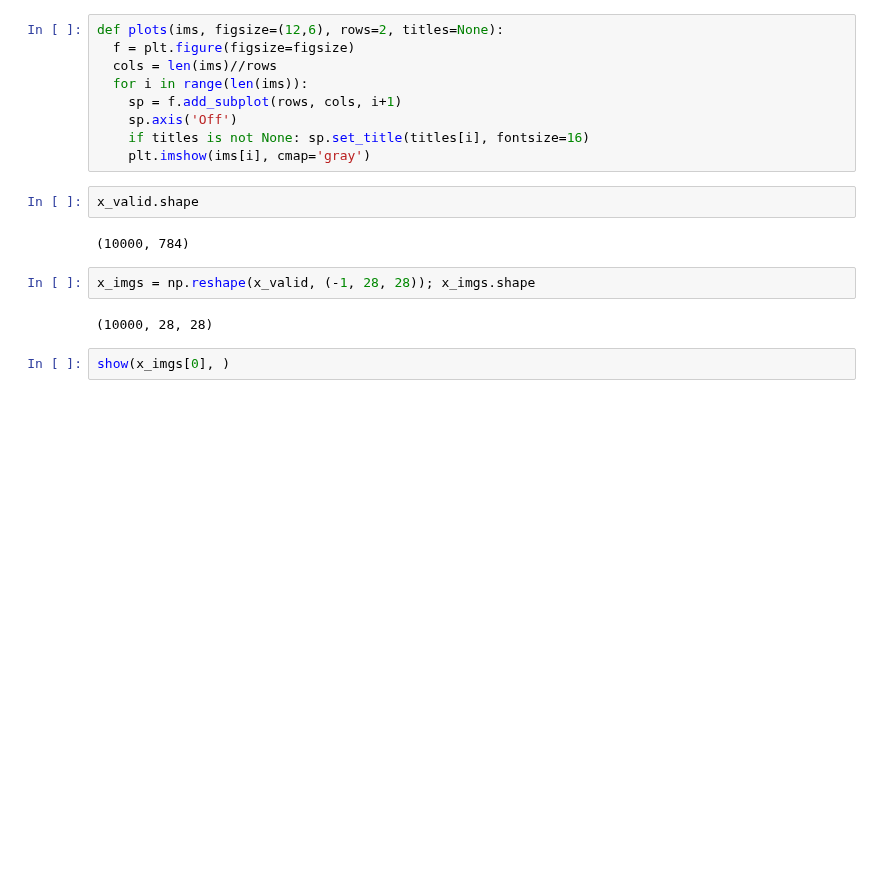
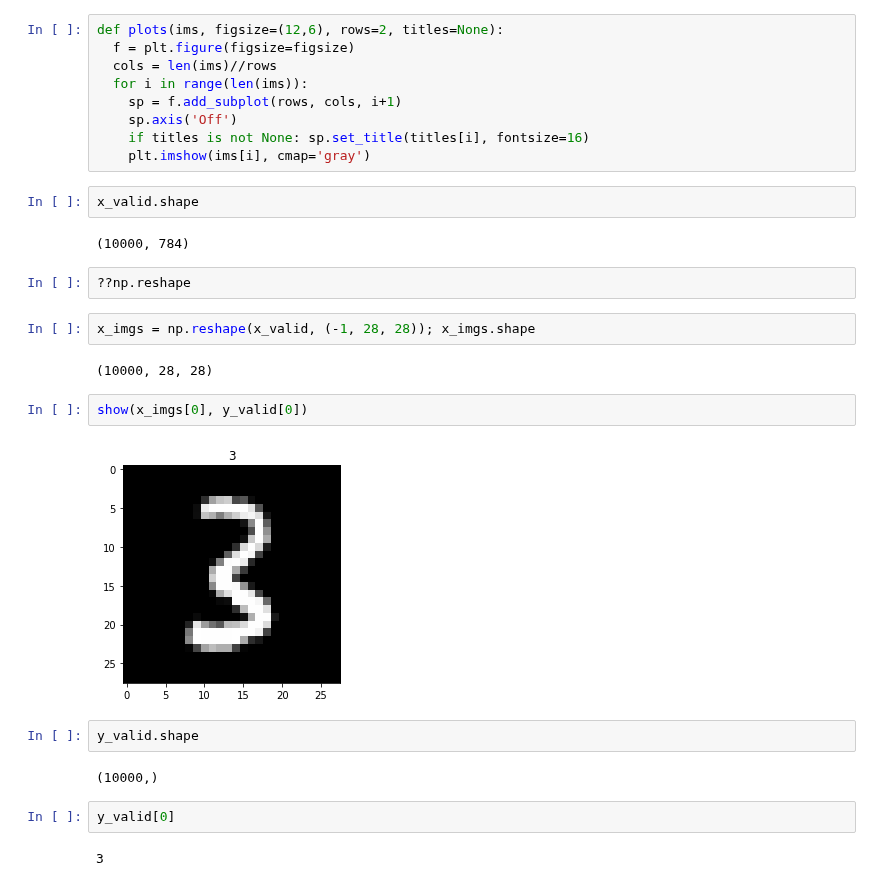
Before and after one commit to wdon021/From_Colab, a Jupyter notebook: SGD.ipynb, the cells around one changed output. Cells and saved outputs as stored; diff of their text form; blank space fills up the shorter version.

```diff
--- a/SGD.ipynb
+++ b/SGD.ipynb
@@ -135,9 +150,21 @@ def plots(ims, figsize=(12,6), rows=2, titles=None):
 x_valid.shape
 # %% [output]
 (10000, 784)
+# %%
+??np.reshape
 # %%
 x_imgs = np.reshape(x_valid, (-1, 28, 28)); x_imgs.shape
 # %% [output]
 (10000, 28, 28)
 # %%
-show(x_imgs[0], )
+show(x_imgs[0], y_valid[0])
+# %% [output]
+[figure, added]
+# %%
+y_valid.shape
+# %% [output]
+(10000,)
+# %%
+y_valid[0]
+# %% [output]
+3
```
Also changed, not shown: parts of 9 cells of this notebook.
